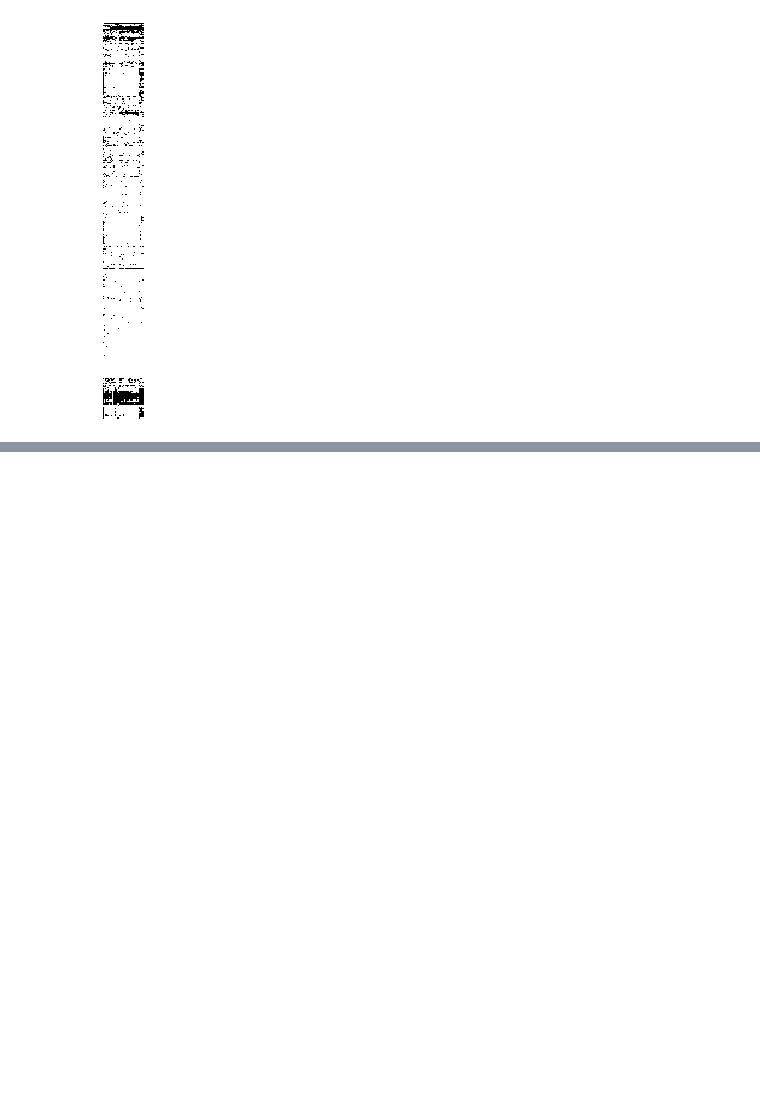
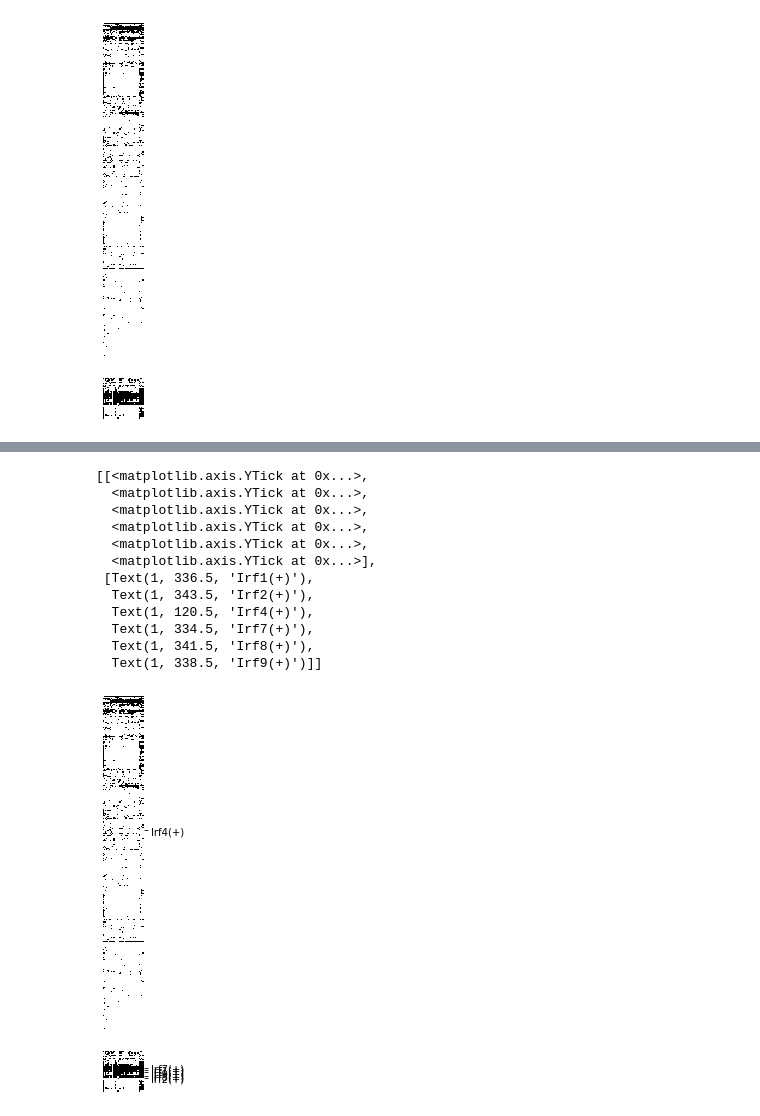
Before and after one commit to RuiyuRayWang/pituitary_inflammation, a Jupyter notebook: notebooks/scenic_plots.ipynb, the cells around one changed output, grey strips where cells are left out. Cells and saved outputs as stored; diff of their text form; code cells hidden in the pictures; blank space fills up the shorter version.

```diff
--- a/notebooks/scenic_plots.ipynb
+++ b/notebooks/scenic_plots.ipynb
@@ -250,0 +281,35 @@ g_thyro_infl.fig.savefig(Path('../figures/Fig1/F1i/thyro_inflammation.tiff'), fo
+# %%
+g_thyro_infl = sns.clustermap(
+    bin_mtx[metadata[(metadata['cell_type_brief']=="Thyro") & (metadata['state']=="Inflammation")].index].iloc[g_hpcs.dendrogram_row.reordered_ind,],
+    cmap=bw_palette,
+    row_cluster=False,
+    figsize=(1,10)
+)
+
+g_thyro_infl.ax_heatmap.set_xticklabels([])
+g_thyro_infl.ax_heatmap.set_xticks([])
+g_thyro_infl.ax_heatmap.set_yticklabels([])
+g_thyro_infl.ax_heatmap.set_yticks([])
+g_thyro_infl.ax_row_dendrogram.set_visible(False)
+g_thyro_infl.ax_col_dendrogram.set_visible(False)
+g_thyro_infl.cax.set_visible(False)
+
+reordered_labels = bin_mtx.index[g_hpcs.dendrogram_row.reordered_ind].tolist()
+use_labels = ["Irf1(+)","Irf2(+)","Irf4(+)","Irf7(+)","Irf8(+)","Irf9(+)"]
+use_ticks = [reordered_labels.index(label) + .5 for label in use_labels]
+
+g_thyro_infl.ax_heatmap.set(yticks=use_ticks, yticklabels=use_labels)
+# %% [output]
+[[<matplotlib.axis.YTick at 0x...>,
+  <matplotlib.axis.YTick at 0x...>,
+  <matplotlib.axis.YTick at 0x...>,
+  <matplotlib.axis.YTick at 0x...>,
+  <matplotlib.axis.YTick at 0x...>,
+  <matplotlib.axis.YTick at 0x...>],
+ [Text(1, 336.5, 'Irf1(+)'),
+  Text(1, 343.5, 'Irf2(+)'),
+  Text(1, 120.5, 'Irf4(+)'),
+  Text(1, 334.5, 'Irf7(+)'),
+  Text(1, 341.5, 'Irf8(+)'),
+  Text(1, 338.5, 'Irf9(+)')]]
+[figure, added]
```
Also changed, not shown: parts of 3 cells of this notebook, 1 other file.
